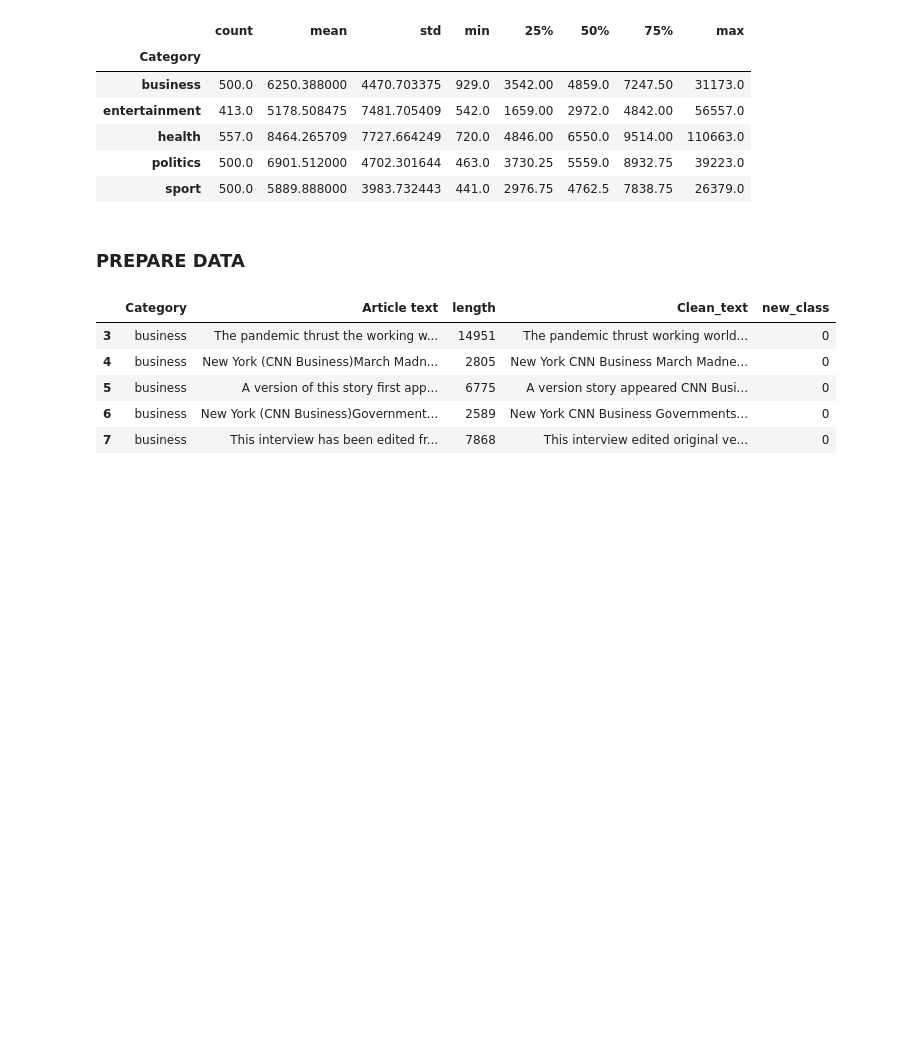
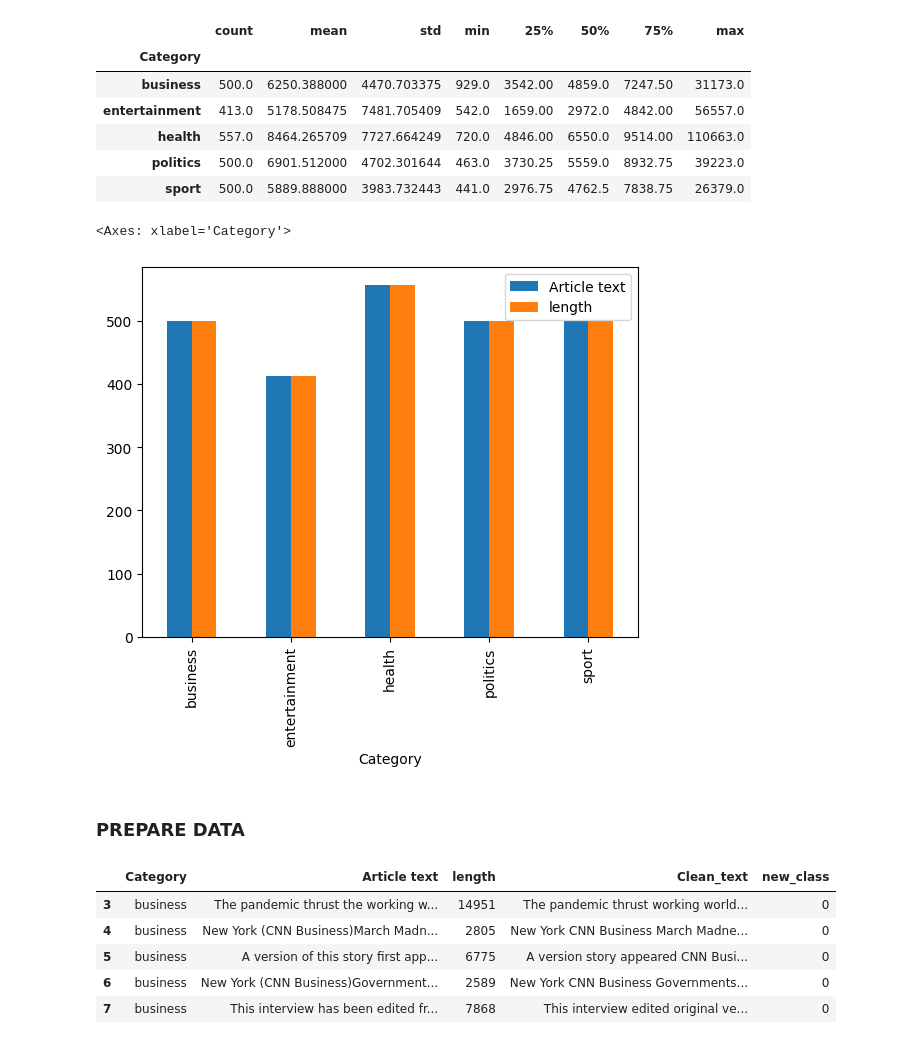
Before and after one commit to Raum27/nlp_project, a Jupyter notebook: Untitled.ipynb, the cells around one changed output. Saved outputs shown, nothing was run; the diff lists cells and outputs as text; code cells hidden in the pictures; blank space fills up the shorter version.

```diff
--- a/Untitled.ipynb
+++ b/Untitled.ipynb
@@ -105,6 +105,11 @@ new_df.groupby(['Category'])['length'].describe()
 | health | 557.0 | 8464.265709 | 7727.664249 | 720.0 | 4846.00 | 6550.0 | 9514.00 | 110663.0 |
 | politics | 500.0 | 6901.512000 | 4702.301644 | 463.0 | 3730.25 | 5559.0 | 8932.75 | 39223.0 |
 | sport | 500.0 | 5889.888000 | 3983.732443 | 441.0 | 2976.75 | 4762.5 | 7838.75 | 26379.0 |
+# %%
+new_df.groupby(['Category']).count().plot(kind='bar')
+# %% [output]
+<Axes: xlabel='Category'>
+[figure, added]
 # %%
 # ความยาวประโยค
 # %% [markdown]
```
Also changed, not shown: parts of 15 cells of this notebook.
